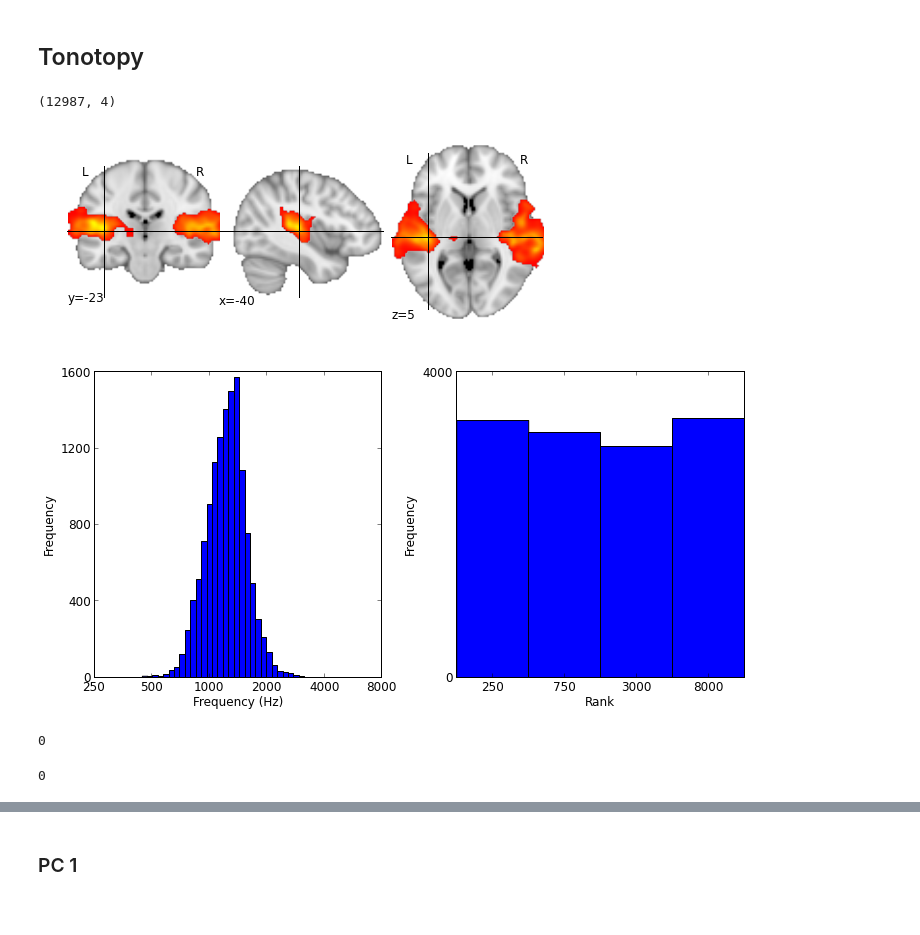
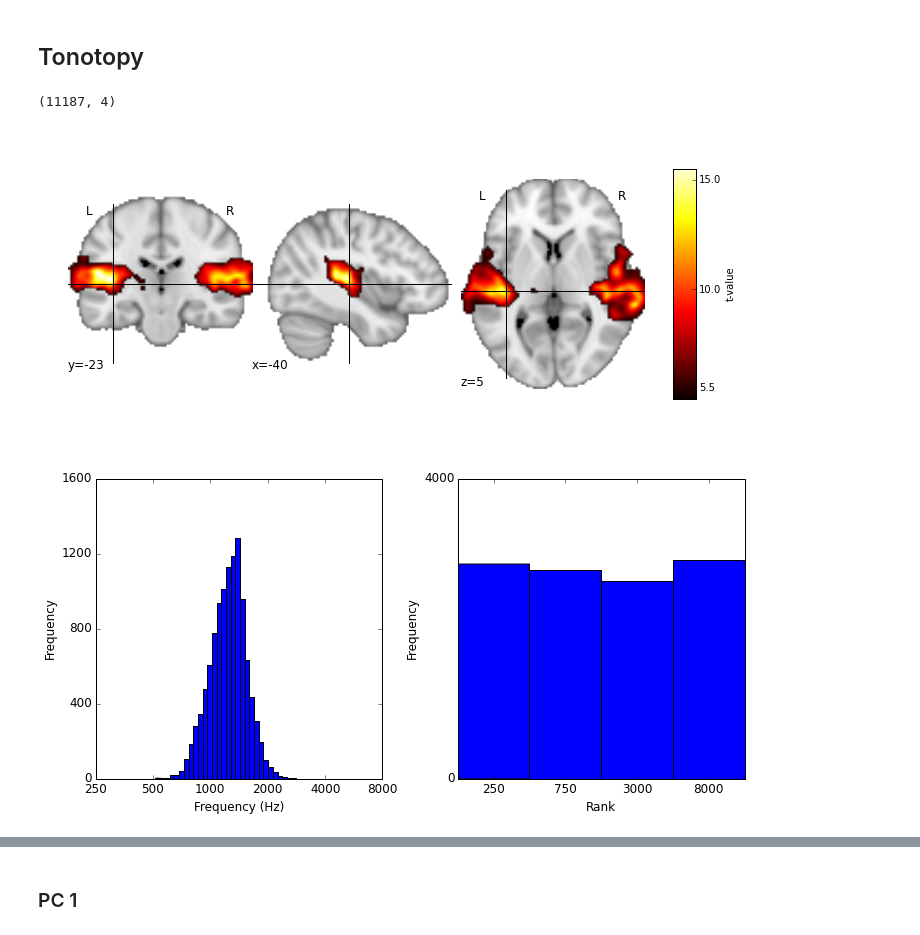
Before and after one commit to Crisly/fMRI, a Jupyter notebook: Tonotopy.ipynb, the cells around one changed output, grey strips where cells are left out. Cells and saved outputs as stored; diff of their text form; code cells hidden in the pictures.

```diff
--- a/Tonotopy.ipynb
+++ b/Tonotopy.ipynb
@@ -29,48 +27,60 @@ def scale(matrix):
 # %%
 resdir = '/Users/crislanting/Dropbox/tamac_share/confiles/freq'
 statfile = 'spmT_0001.img'
 filelist = ['con_0003.img','con_0004.img','con_0005.img','con_0006.img']
 
 #3d cut-out
 x,y,z = (-40, -23, 5)
 z_range = (-6,-3,0,3,6,9)
-thresh = 5
+thresh = 5.45
 fs = 12
 
 img = nibabel.load(op.join(resdir,statfile))
 data = img.get_data()
 affine = img.get_affine()
 data_thresh = np.ma.masked_less(data,thresh)
 mask = data > thresh
 nvox = np.sum(np.sum(np.sum(mask,axis=-1),axis=-1),axis=-1)
-plot_map(data_thresh,affine,threshold=thresh,figure=2,cut_coords=(x,y,z),cmap=plt.cm.autumn)
 
-tmp = np.zeros((nvox,len(filelist)))
+#store all beta-values in array 'beta'; beta[:,0] contains beta's of con_0003.img etc.
+beta = np.zeros((nvox,len(filelist)))
 n = 0
 for i in filelist:
 	img = nibabel.load(op.join(resdir,i))
 	img_data = img.get_data()
-	tmp[:,n] = img_data[mask]
+	beta[:,n] = img_data[mask]
 	n = n +1
+#how many voxels and conditions?
+print beta.shape
 
-#how many voxels and conditions?
-print tmp.shape
+#vmin=5,vmax=12,
+#facecolor='k', edgecolor='k'
+figure2 = plt.figure(2,figsize=[8,4])
+slicer = plot_map(data_thresh,affine,threshold=thresh,figure=2,cut_coords=(x,y,z),vmin=5,vmax=15.5,cmap=plt.cm.hot)
+img = plt.gca().get_images()[1] # Or [0] if you have no anat image
+cax = plt.axes([1.05, 0.1, .04, .8])
+cbar = plt.colorbar(img, cax=cax, ticks=[5.5,10,15])
+cbar_tick_obj = plt.getp(cbar.ax.axes, 'yticklabels')
+plt.setp(cbar_tick_obj, color='k')
+cbar.set_clim(5, 16.0)
+cbar.set_label(r't-value',color='k')
+#cbar.set_ticks(['t = 5.5','t = 10', 't =15'])
+plt.savefig(op.join(resdir, 't-value.png'), format='png')
 # %% [output]
-(12987, 4)
+(11187, 4)
-[figure, old version]
+[figure, new version]
 # %%
 # rank-order per column (maximum: rank 1; minimum: 0)
-order = tmp.argsort(axis=0)
-rankorder = order.argsort(axis=0)
-tmp_sort = rankorder/(np.float(tmp.shape[0])-1)
-
+order = beta.argsort(axis=0)
+rankorder = order.argsort(axis=0) #most 'active' voxel gets highest rank
+tmp_sort = rankorder/(np.float(beta.shape[0])-1)
 # assign maximum rank across frequency as best-frequency
 rank = np.argmax(tmp_sort,axis = -1)
 
 # interpolation using betas as weights:
 # calculate best frequency w.r.t. 1000 Hz -> tmp_f goes from [-2 +3] or [250Hz 8000Hz]; see Eq 1. of Langers (2013),
 # "Assessment of tonotopically organised subdivisions in human auditory cortex using volumetric and surface-based cortical alignments."
-tmp_f = (-2*tmp[:,0]**2 -0.5*tmp[:,1]**2 + 1.5*tmp[:,2]**2 + 3*tmp[:,3]**2)/(np.sum(tmp**2,axis=-1))
+tmp_f = (-2*beta[:,0]**2 -0.5*beta[:,1]**2 + 1.5*beta[:,2]**2 + 3*beta[:,3]**2)/(np.sum(beta**2,axis=-1))
 
 #plot distribution of interpolated frequencies
 figure1 = plt.figure(1,figsize=[10,5])
@@ -78,10 +88,10 @@ ax1 = figure1.add_subplot(121, autoscale_on=False, xlim=[-2,3], ylim=[0,1600])
 plt.hist(tmp_f,30)
 ax1.set_xlabel('Frequency (Hz)',fontsize=fs)
 ax1.set_ylabel('Frequency',fontsize=fs)
+
 xlocs = [-2,-1,0,1,2,3]
 xlabels = ['250','500','1000','2000','4000','8000']
 xticks(xlocs, xlabels,fontsize=fs)
-
 ylocs = [0,400,800,1200,1600]
 yticks(ylocs, ylocs,fontsize=fs)
 
@@ -98,22 +108,12 @@ ylocs = [0,4000]
 yticks(ylocs, ylocs,fontsize=fs)
 figure1.tight_layout();
 # %% [output]
-[figure, old version]
+[figure, new version]
 # %%
 #write rank-ordered data to file
 img_rank = np.zeros(img_data.shape)
-
 #rank goes from 0-3; introduce offset of 1 for viewing
 img_rank[mask] = 1+rank[:]
 fname_out = op.join(resdir,'rank_ordered.nii.gz')
 img_out = nibabel.Nifti1Image(img_rank, affine)
 nibabel.save(img_out, fname_out)
-
-#smooth with fslmaths
-filein = op.join(resdir,'rank_ordered.nii.gz')
-fileout = op.join(resdir,'rank_ordered_smooth_15.nii.gz')
-sigma = '1.5 '
-comm = "fslmaths " + filein + " -s " + sigma + fileout
-os.system(comm)
-# %% [output]
-0
@@ -121,16 +128,7 @@ os.system(comm)
 #write frequency-interpolation-data to file
 #best frequency w.r.t. 1000 Hz goes from [-2 +3]; introduce an offset of 2 for viewing
 img_f = np.zeros(img_data.shape)
-img_f[mask] = 2 + tmp_f[:]
+img_f[mask] = tmp_f[:]
 fname_out = op.join(resdir,'f.nii.gz')
 img_out = nibabel.Nifti1Image(img_f, affine)
 nibabel.save(img_out, fname_out)
-
-#smooth with fslmaths
-filein = op.join(resdir,'f.nii.gz')
-fileout = op.join(resdir,'f_smooth_15.nii.gz')
-sigma = '1.5 '
-comm = "fslmaths " + filein + " -s " + sigma + fileout
-os.system(comm)
-# %% [output]
-0
```
Also changed, not shown: parts of 47 cells of this notebook.
